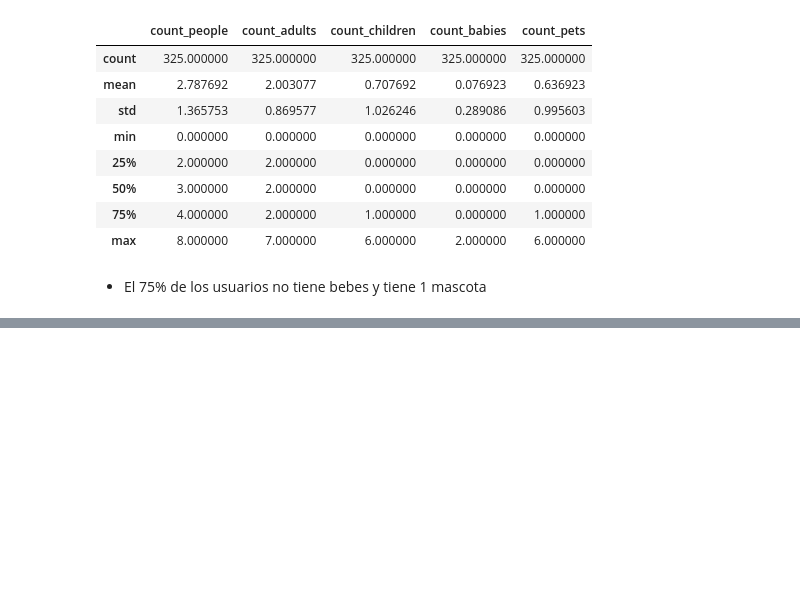
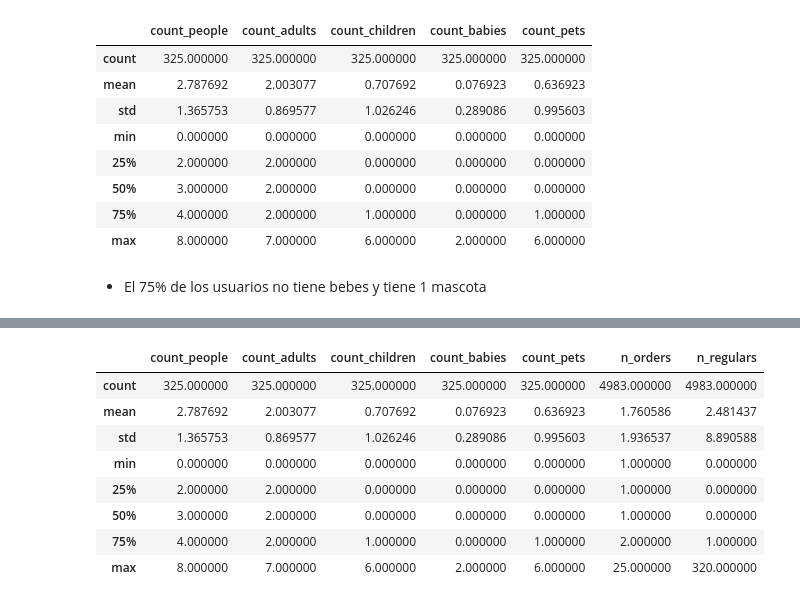
Before and after one commit to pamalo9/zrive-ds, a Jupyter notebook: src/module_2/EDA.ipynb, the cells around one changed output, grey strips where cells are left out. Cells and saved outputs as stored; diff of their text form; code cells hidden in the pictures; blank space fills up the shorter version.

```diff
--- a/src/module_2/EDA.ipynb
+++ b/src/module_2/EDA.ipynb
@@ -142,0 +200,12 @@ users.describe()
+# %%
+users.describe()
+# %% [output]
+|  | count_people | count_adults | count_children | count_babies | count_pets | n_orders | n_regulars |
+| count | 325.000000 | 325.000000 | 325.000000 | 325.000000 | 325.000000 | 4983.000000 | 4983.000000 |
+| mean | 2.787692 | 2.003077 | 0.707692 | 0.076923 | 0.636923 | 1.760586 | 2.481437 |
+| std | 1.365753 | 0.869577 | 1.026246 | 0.289086 | 0.995603 | 1.936537 | 8.890588 |
+| min | 0.000000 | 0.000000 | 0.000000 | 0.000000 | 0.000000 | 1.000000 | 0.000000 |
+| 25% | 2.000000 | 2.000000 | 0.000000 | 0.000000 | 0.000000 | 1.000000 | 0.000000 |
+| 50% | 3.000000 | 2.000000 | 0.000000 | 0.000000 | 0.000000 | 1.000000 | 0.000000 |
+| 75% | 4.000000 | 2.000000 | 1.000000 | 0.000000 | 1.000000 | 2.000000 | 1.000000 |
+| max | 8.000000 | 7.000000 | 6.000000 | 2.000000 | 6.000000 | 25.000000 | 320.000000 |
```
Also changed, not shown: parts of 10 cells of this notebook.
